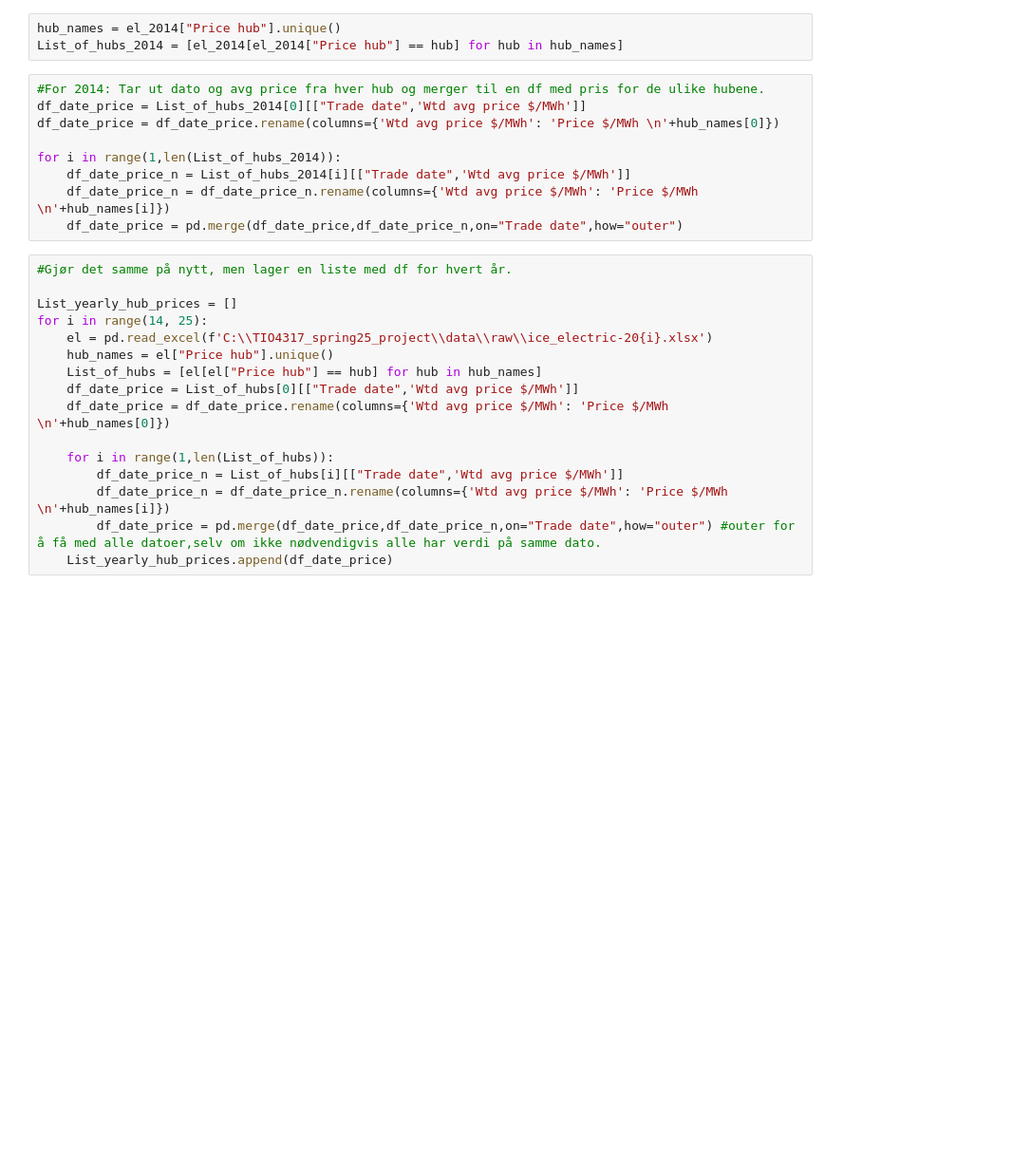
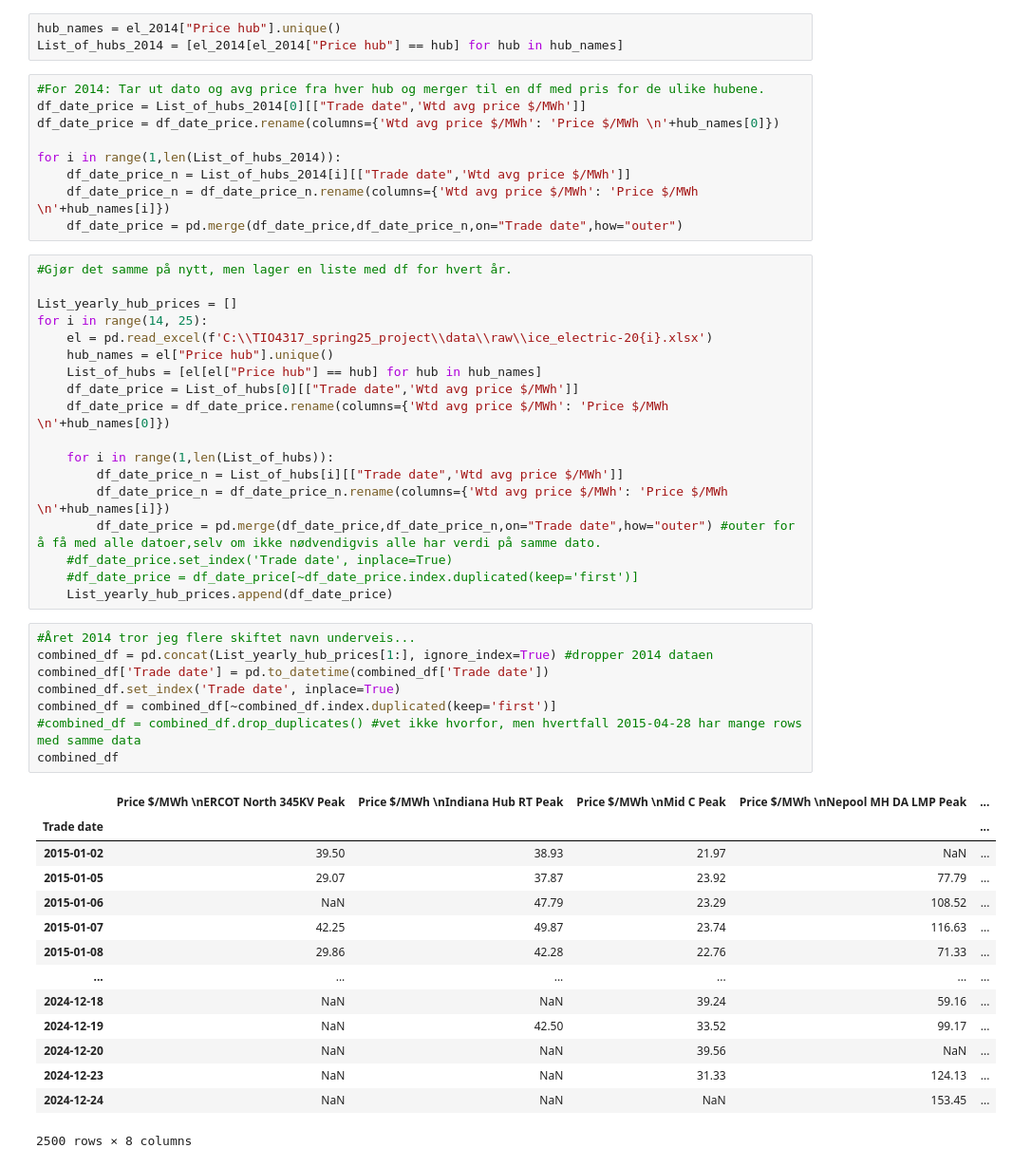
Before and after one commit to kfkhaug/TIO4317_spring25_project, a Jupyter notebook: preprocessing.ipynb, the cells around one changed output. Shown: that part at 95% size. Drawn from its saved outputs; the diff is of its cells as text; blank space fills up the shorter version.

```diff
--- a/preprocessing.ipynb
+++ b/preprocessing.ipynb
@@ -31,4 +31,29 @@ for i in range(14, 25):
         df_date_price_n = List_of_hubs[i][["Trade date",'Wtd avg price $/MWh']]
         df_date_price_n = df_date_price_n.rename(columns={'Wtd avg price $/MWh': 'Price $/MWh \n'+hub_names[i]})
         df_date_price = pd.merge(df_date_price,df_date_price_n,on="Trade date",how="outer") #outer for å få med alle datoer,selv om ikke nødvendigvis alle har verdi på samme dato.
+    #df_date_price.set_index('Trade date', inplace=True)
+    #df_date_price = df_date_price[~df_date_price.index.duplicated(keep='first')]
     List_yearly_hub_prices.append(df_date_price)
+# %%
+#Året 2014 tror jeg flere skiftet navn underveis...
+combined_df = pd.concat(List_yearly_hub_prices[1:], ignore_index=True) #dropper 2014 dataen
+combined_df['Trade date'] = pd.to_datetime(combined_df['Trade date'])
+combined_df.set_index('Trade date', inplace=True)
+combined_df = combined_df[~combined_df.index.duplicated(keep='first')]
+#combined_df = combined_df.drop_duplicates() #vet ikke hvorfor, men hvertfall 2015-04-28 har mange rows med samme data
+combined_df
+# %% [output]
+|  | Price $/MWh \nERCOT North 345KV Peak | Price $/MWh \nIndiana Hub RT Peak | Price $/MWh \nMid C Peak | Price $/MWh \nNepool MH DA LMP Peak | ... |
+| Trade date |  |  |  |  | ... |
+| 2015-01-02 | 39.50 | 38.93 | 21.97 | NaN | ... |
+| 2015-01-05 | 29.07 | 37.87 | 23.92 | 77.79 | ... |
+| 2015-01-06 | NaN | 47.79 | 23.29 | 108.52 | ... |
+| 2015-01-07 | 42.25 | 49.87 | 23.74 | 116.63 | ... |
+| 2015-01-08 | 29.86 | 42.28 | 22.76 | 71.33 | ... |
+| ... | ... | ... | ... | ... | ... |
+| 2024-12-18 | NaN | NaN | 39.24 | 59.16 | ... |
+| 2024-12-19 | NaN | 42.50 | 33.52 | 99.17 | ... |
+| 2024-12-20 | NaN | NaN | 39.56 | NaN | ... |
+| 2024-12-23 | NaN | NaN | 31.33 | 124.13 | ... |
+| 2024-12-24 | NaN | NaN | NaN | 153.45 | ... |
+2500 rows × 8 columns
```
Also changed, not shown: parts of 3 cells of this notebook.
